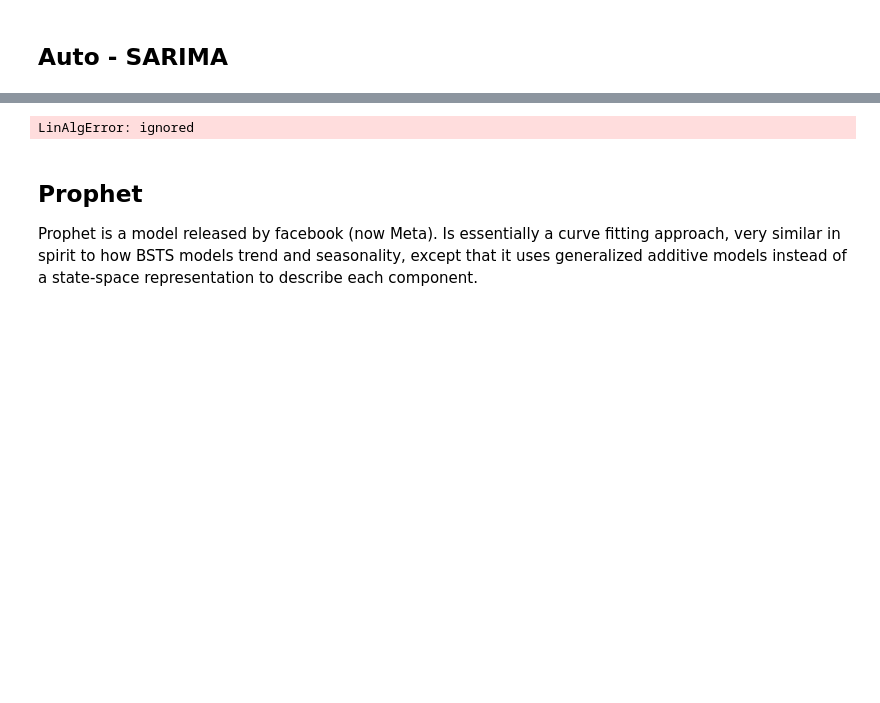
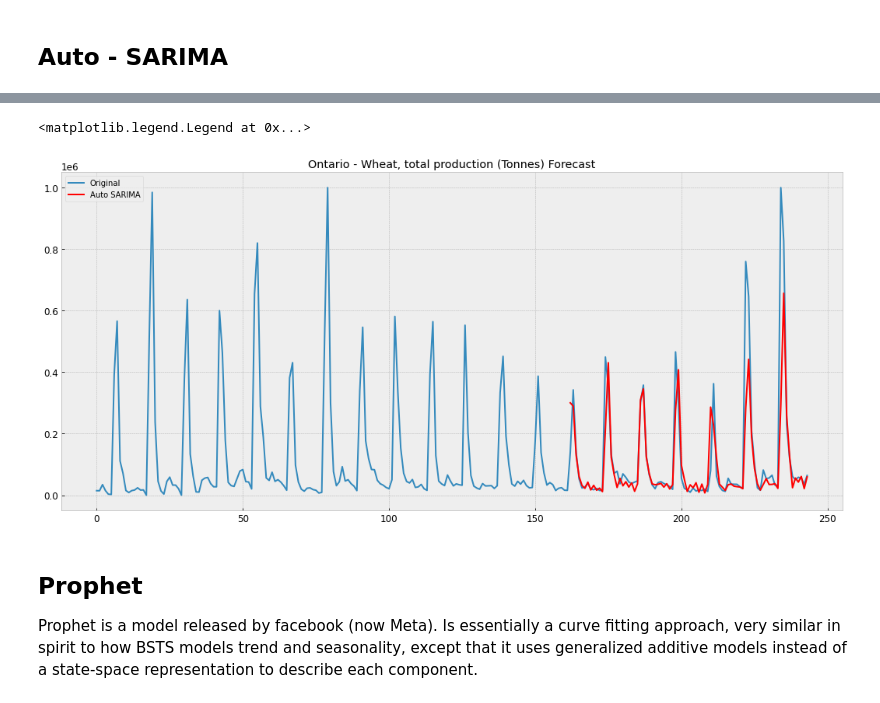
Before and after one commit to yixin0829/ca-agriculture-forecasting, a Jupyter notebook: 02_forecasting_models.ipynb, the cells around one changed output, grey strips where cells are left out. Cells and saved outputs as stored; diff of their text form; code cells hidden in the pictures; blank space fills up the shorter version.

```diff
--- a/02_forecasting_models.ipynb
+++ b/02_forecasting_models.ipynb
@@ -683,30 +703,30 @@ Total fit time: 23.717 seconds
 ARIMA(order=(2, 0, 1), scoring_args={}, seasonal_order=(2, 0, 2, 6),
       suppress_warnings=True)
+# %%
+order = autoModel.order
+seasonal_order = autoModel.seasonal_order
+yhat = list()
+for t in tqdm(range(len(df_test['Ontario - Wheat, total']))):
+    temp_train = df[:len(df_training)+t]
+    model = SARIMAX(temp_train['Ontario - Wheat, total'], order=order, seasonal_order=(2,0,2,12))
+    model_fit = model.fit(disp=False)
+    predictions = model_fit.predict(
+        start=len(temp_train), end=len(temp_train), dynamic=False)
+    yhat = yhat + [predictions]
 # %%
-order = autoModel.order
-seasonal_order = autoModel.seasonal_order
-yhat = list()
-for t in tqdm(range(len(df_test['Ontario - Wheat, total']))):
-    temp_train = df[:len(df_training)+t]
-    model = SARIMAX(temp_train['Ontario - Wheat, total'], order=order, seasonal_order=seasonal_order)
-    model_fit = model.fit()
-    predictions = model_fit.predict(
-        start=len(temp_train), end=len(temp_train), dynamic=False)
-    yhat = yhat + [predictions]
-
-yhat = pd.concat(yhat)
+# yhat = pd.concat(yhat)
 resultsDict['AutoSARIMAX {0},{1}'.format(order, seasonal_order)] = evaluate(
-    df_test.pollution_today, yhat.values)
-predictionsDict['AutoSARIMAX {0},{1}'.format(
-    order, seasonal_order)] = yhat.values
+    df_test['Western Canada - Wheat, total'], yhat.values)
+predictionsDict['AutoSARIMAX {0},{1}'.format(order, seasonal_order)] = yhat.values
 
 x = np.arange(df.shape[0])
 plt.plot(df['Ontario - Wheat, total'].values, label='Original')
 plt.plot(x[162:], yhat.values, color='red', label='Auto SARIMA')
 plt.title("Ontario - Wheat, total production (Tonnes) Forecast")
 plt.legend()
 # %% [output]
-LinAlgError: ignored
+<matplotlib.legend.Legend at 0x...>
+[figure, added]
 # %% [markdown]
 ## Prophet
 Prophet is a model released by facebook (now Meta). Is essentially a curve fitting approach, very similar in spirit to how BSTS models trend and seasonality, except that it uses generalized additive models instead of a state-space representation to describe each component.
```
Also changed, not shown: parts of 10 cells of this notebook.
